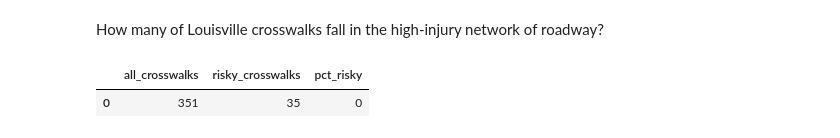
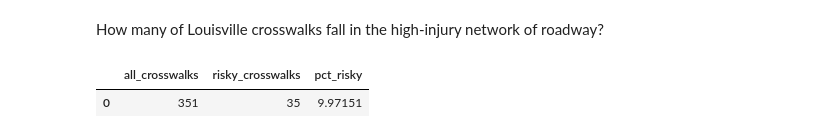
Before and after one commit to JishGorft/Roadway_Risk, a Jupyter notebook: Louisville_Roadway_Risk_Analysis.ipynb, the cells around one changed output. Cells and saved outputs as stored; diff of their text form; code cells hidden in the pictures.

```diff
--- a/Louisville_Roadway_Risk_Analysis.ipynb
+++ b/Louisville_Roadway_Risk_Analysis.ipynb
@@ -261,14 +279,14 @@ How many of Louisville crosswalks fall in the high-injury network of roadway?
 # %%
 pd.read_sql("""
 
 SELECT
     COUNT(c.RWCOMPKEY) AS all_crosswalks,
     COUNT(h.RWCOMPKEY) AS risky_crosswalks,
-    COUNT(h.RWCOMPKEY) / COUNT(c.RWCOMPKEY) * 100 AS pct_risky
+    CAST(COUNT(h.RWCOMPKEY) AS float) / CAST(COUNT(c.RWCOMPKEY) AS float) * 100 AS pct_risky
 FROM crosswalks c
 LEFT JOIN hi_injury h ON c.RWCOMPKEY = h.RWCOMPKEY;
 
 """, connection)
 # %% [output]
 |  | all_crosswalks | risky_crosswalks | pct_risky |
-| 0 | 351 | 35 | 0 |
+| 0 | 351 | 35 | 9.97151 |
```
Also changed, not shown: parts of 10 cells of this notebook.
